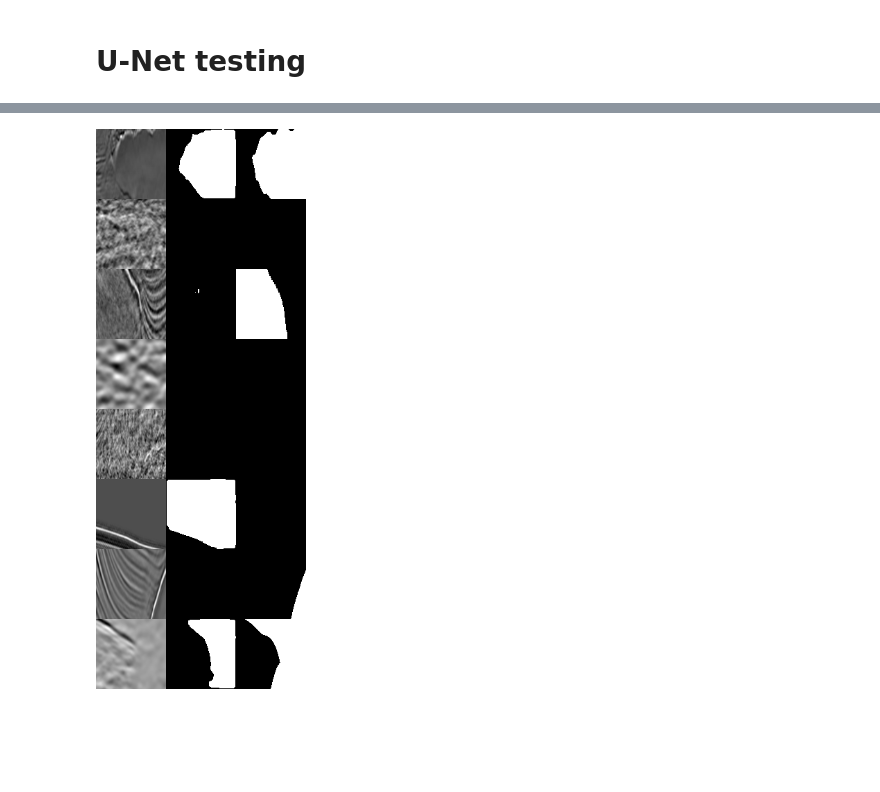
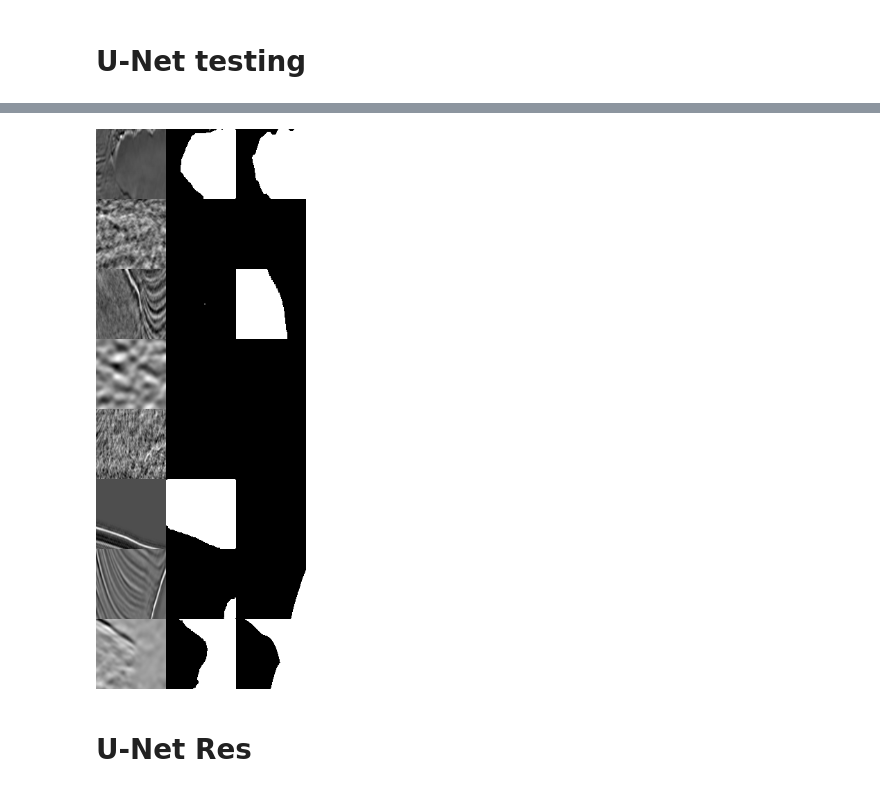
Before and after one commit to ns-rokuyon/kaggle-tgs-salt-identification-challenge, a Jupyter notebook: notebook_predict.ipynb, the cells around one changed output, grey strips where cells are left out. Cells and saved outputs as stored; diff of their text form; code cells hidden in the pictures; blank space fills up the shorter version.

```diff
--- a/notebook_predict.ipynb
+++ b/notebook_predict.ipynb
@@ -35,9 +32,6 @@ weight = torch.load(str(model_dir / 'unet_test_dict.model'))
 model.load_state_dict(weight)
 model = model.to(device)
 # %%
-val_dataset = SegmentationDataset(val_df, mode='val').set_transformer()
-test_dataset = SegmentationDataset(test_df, mode='test').set_transformer()
-
+val_dataset = SegmentationInferenceDataset(val_df, input_size=(128, 128), with_gt=True, with_raw_input=True)
 val_loader = torch.utils.data.DataLoader(val_dataset, batch_size=8, shuffle=False)
-test_loader = torch.utils.data.DataLoader(test_dataset, batch_size=8, shuffle=False)
 # %%
@@ -84,6 +63,8 @@ show_prediction(data, pred, target)
 # %%
-data, target = next(val_iter)
-pred = predict(model, data, device)
-show_prediction(data, pred, target)
+im, x, t = next(val_iter)
+pred = predict(model, x, device)
+show_prediction(im, pred, t)
 # %% [output]
-[figure, old version]
+[figure, new version]
+# %% [markdown]
+# U-Net Res
```
Also changed, not shown: parts of 46 cells of this notebook, 12 other files.
